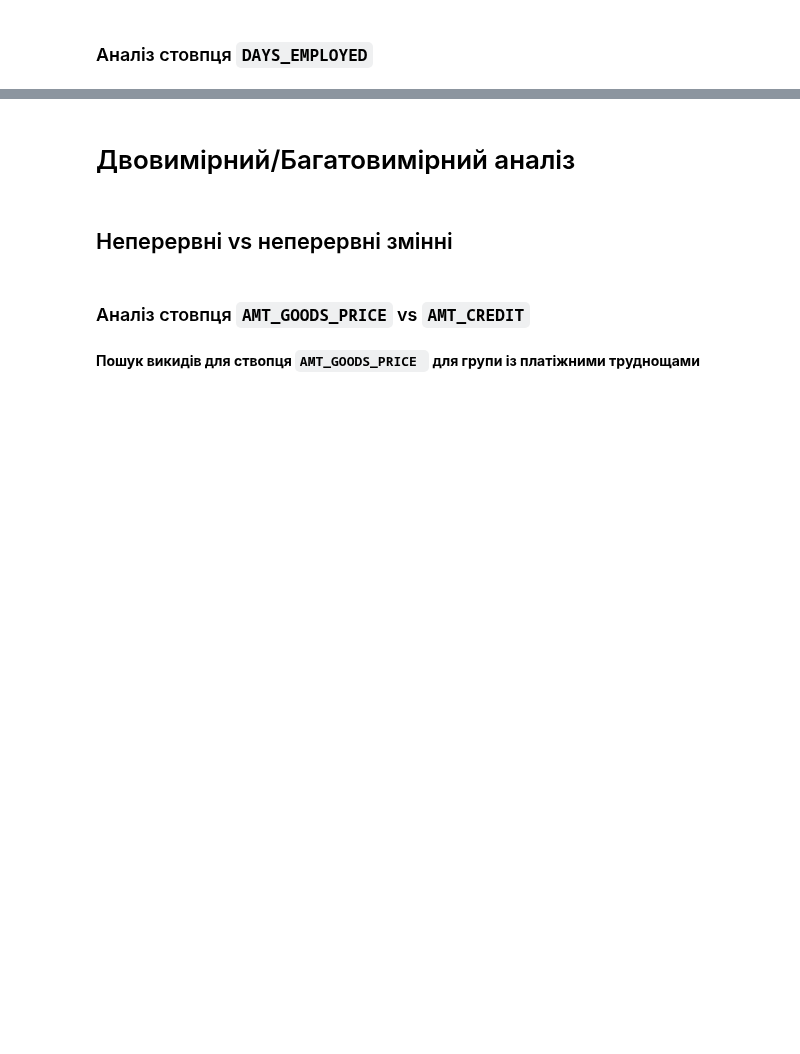
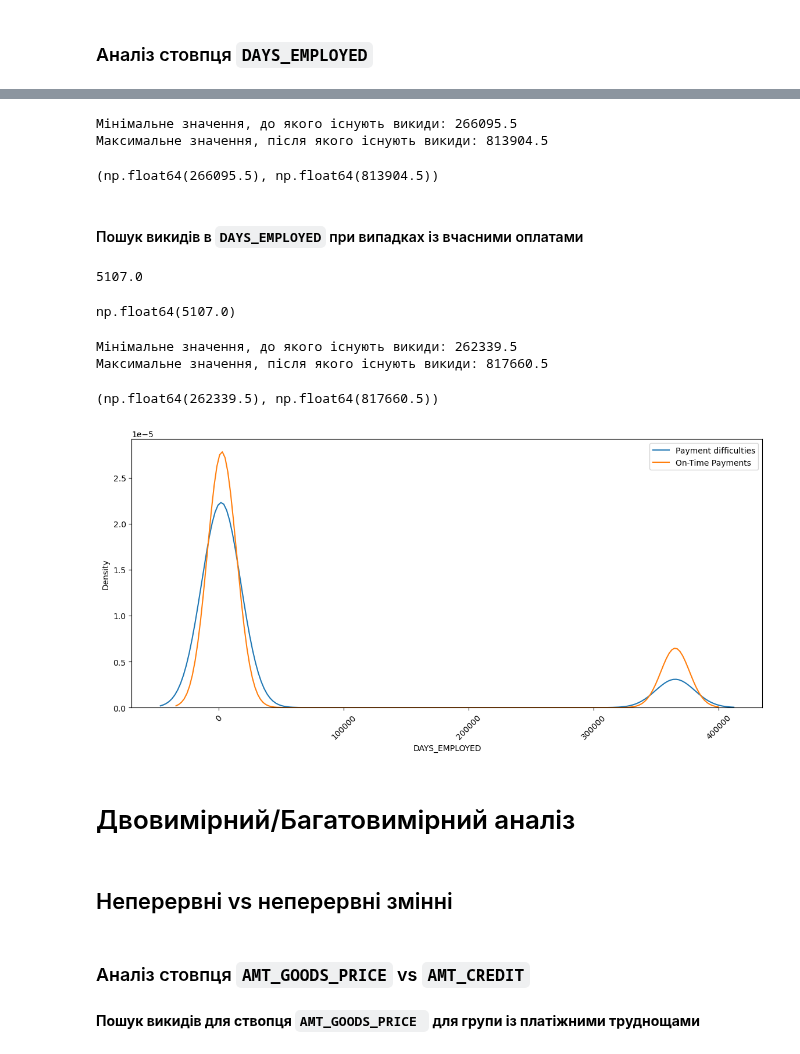
Before and after one commit to inna1999-pl/python_for_ds_tasks, a Jupyter notebook: Machine learning. New course/HW_1_2_Credit_EDA.ipynb, the cells around one changed output, grey strips where cells are left out. Drawn from its saved outputs; the diff is of its cells as text; code cells hidden in the pictures; blank space fills up the shorter version.

```diff
--- a/Machine learning. New course/HW_1_2_Credit_EDA.ipynb
+++ b/Machine learning. New course/HW_1_2_Credit_EDA.ipynb
@@ -2043,3 +2099,27 @@ np.float64(2603.0)
+# %%
+min_max_outliers(Q1, Q3, iqr_calc_DAYS_EMPLOYED_df1)
+# %% [output]
+Мінімальне значення, до якого існують викиди: 266095.5
+Максимальне значення, після якого існують викиди: 813904.5
+(np.float64(266095.5), np.float64(813904.5))
+# %% [markdown]
+#### Пошук викидів в `DAYS_EMPLOYED` при випадках із вчасними оплатами
+# %%
+iqr_calc_DAYS_EMPLOYED_df0 = iqr_calc(df0, 'DAYS_EMPLOYED')
+iqr_calc_DAYS_EMPLOYED_df0
+# %% [output]
+5107.0
+np.float64(5107.0)
+# %%
+min_max_outliers(Q1, Q3, iqr_calc_DAYS_EMPLOYED_df0)
+# %% [output]
+Мінімальне значення, до якого існують викиди: 262339.5
+Максимальне значення, після якого існують викиди: 817660.5
+(np.float64(262339.5), np.float64(817660.5))
+# %%
+kde_no_outliers(df0, df1, Max_value0, Max_value1, 'DAYS_EMPLOYED')
+# %% [output]
+[figure, added]
 # %% [markdown]
 # Двовимірний/Багатовимірний аналіз
 # %% [markdown]
```
Also changed, not shown: parts of 21 cells of this notebook.
